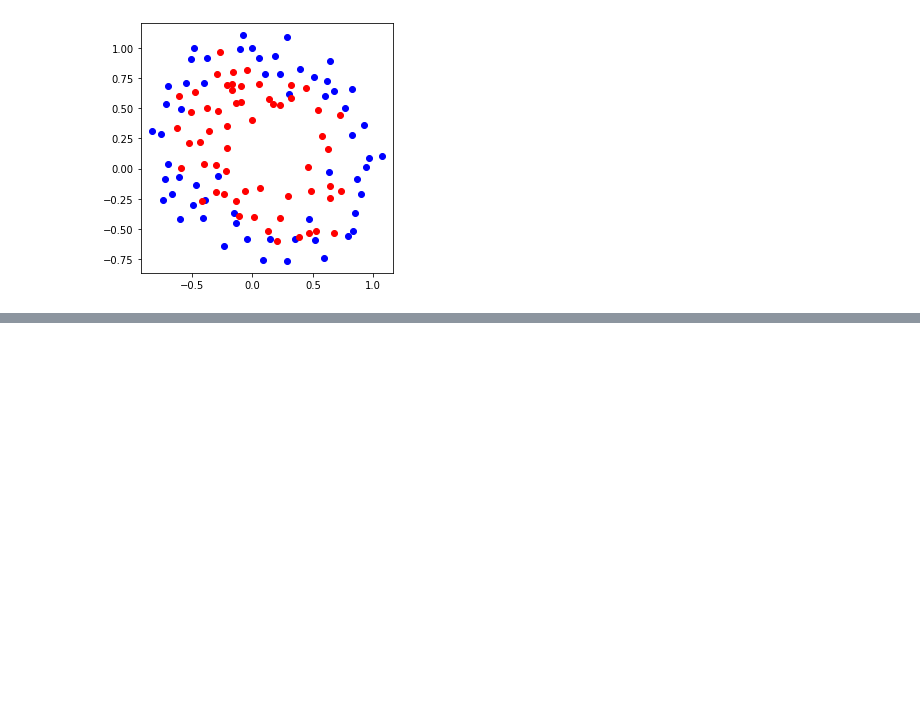
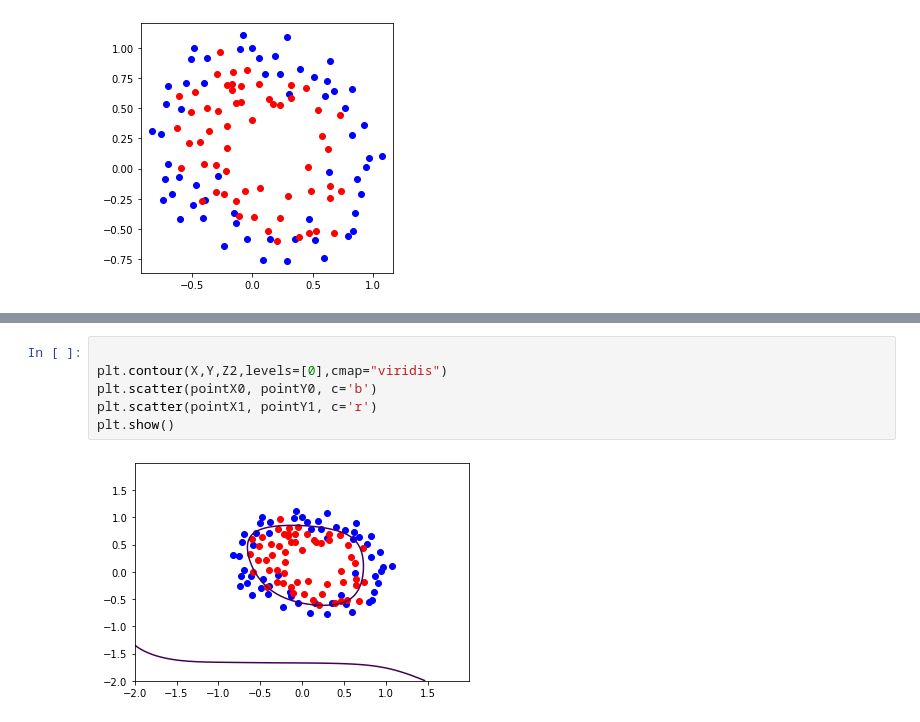
Before and after one commit to CJavaPython/AssignmentFolder, a Jupyter notebook: Assignment07/Assignment07.ipynb, the cells around one changed output, grey strips where cells are left out. Drawn from its saved outputs; the diff is of its cells as text; blank space fills up the shorter version.

```diff
--- a/Assignment07/Assignment07.ipynb
+++ b/Assignment07/Assignment07.ipynb
@@ -137,0 +224,8 @@ plt.show()
+# %%
+
+plt.contour(X,Y,Z2,levels=[0],cmap="viridis")
+plt.scatter(pointX0, pointY0, c='b')
+plt.scatter(pointX1, pointY1, c='r')
+plt.show()
+# %% [output]
+[figure, added]
```
Also changed, not shown: parts of 17 cells of this notebook.
